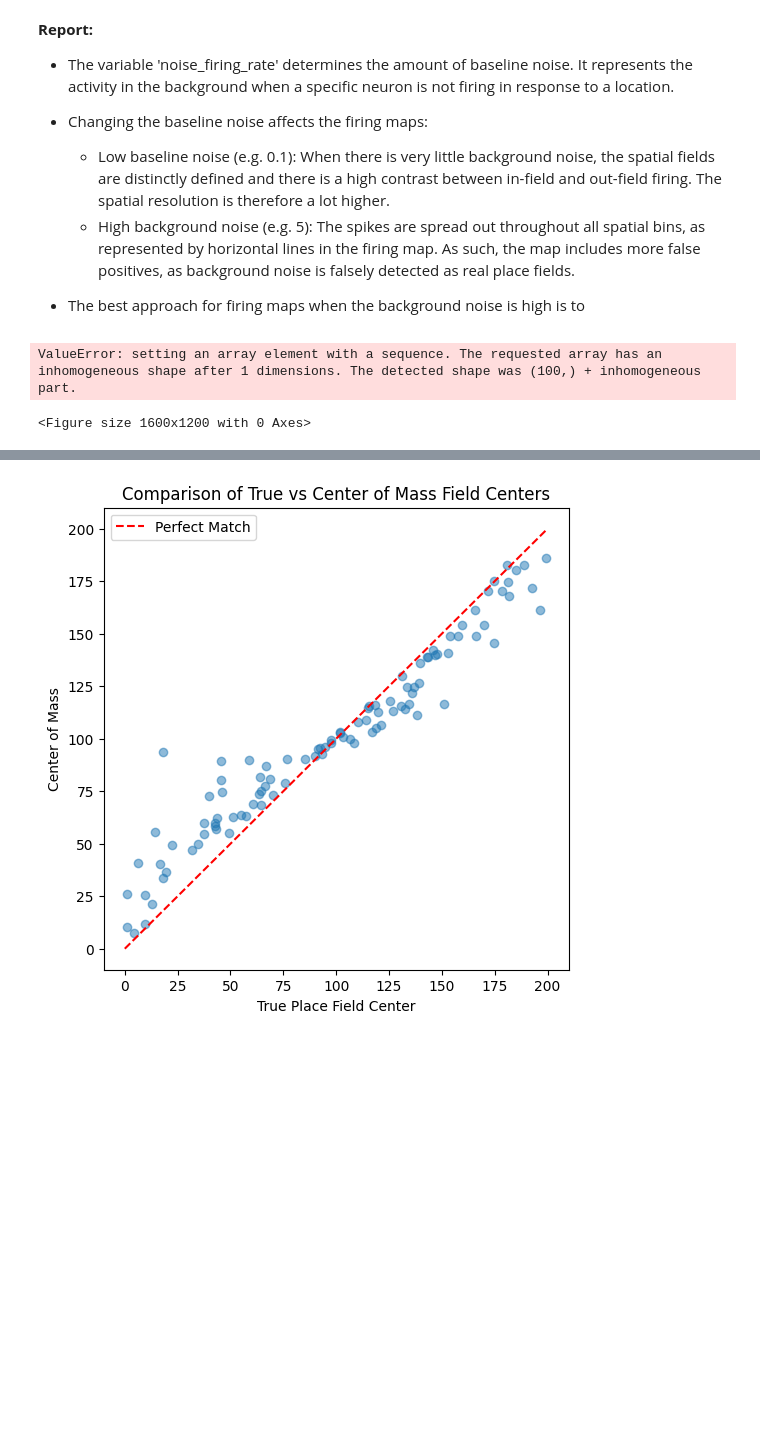
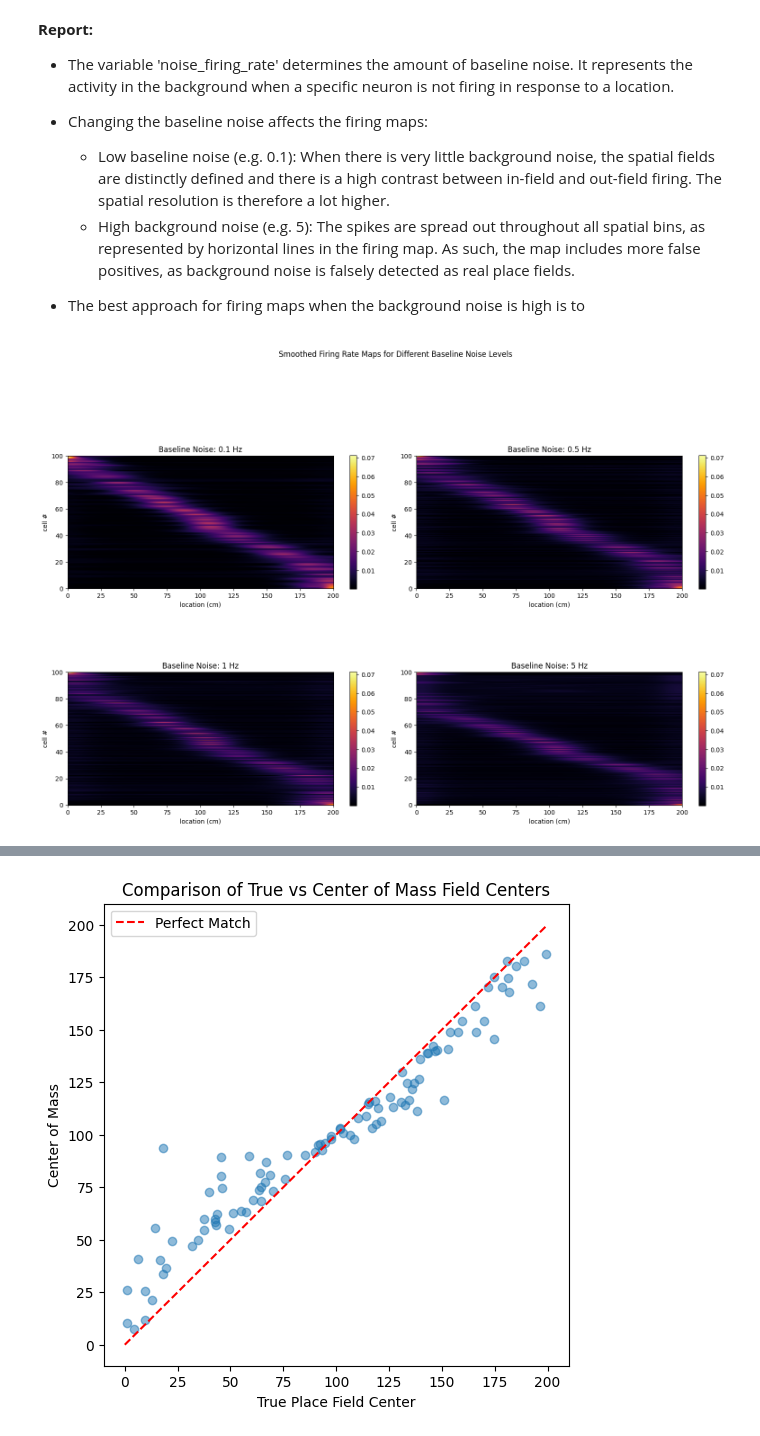
Before and after one commit to lschlinkheider/neuroanalysis, a Jupyter notebook: single_cell_analysis/01-tuning-curves/exercises.ipynb, the cells around one changed output, grey strips where cells are left out. Drawn from its saved outputs; the diff is of its cells as text; code cells hidden in the pictures; blank space fills up the shorter version.

Commit message:
applied gaussian kernel in 1c

```diff
--- a/single_cell_analysis/01-tuning-curves/exercises.ipynb
+++ b/single_cell_analysis/01-tuning-curves/exercises.ipynb
@@ -180,13 +180,10 @@ plt.show()
 
 - The best approach for firing maps when the background noise is high is to
 # %%
-# 1C: Small Binning and Gaussian smoother
+# 1C: Gaussian smoother
 from scipy.stats import gaussian_kde
 
-space_bins = np.arange(0.,200.,1) # define binwidth = 1 cm
 baseline_noise = [0.1, 0.5, 1, 5] # different baseline noise levels
-smoothed_maps = []  # maps for each baseline_noise level
-
 spikes = []
 plt.figure(figsize=(16, 12))
 
@@ -194,39 +191,49 @@ for idx, level in enumerate(baseline_noise):
     for i in tqdm(range(n_cells)):
         inst_rate = true_firing_rate_maps[i,x_sampling.astype(np.int32)] + level # add constant noise firing here
         spikes_loc = np.random.poisson(inst_rate/sampling_rate)
         sp = np.argwhere(spikes_loc)
         t_sp = t_sampling[sp]
         spikes.append(t_sp)
 
     spike_positions = [np.interp(s, t, x) for s in spikes]
-    smoothed_positions = gaussian_kde(spike_positions)
 
     space_bins = np.arange(0.,200.,1) # define binwidth = 1 cm
 
     # we compute histograms for each cell
-    spikes_hist= [np.histogram(s, space_bins)[0] for s in smoothed_positions]
+    # spikes_hist= [np.histogram(s, space_bins)[0] for s in spike_positions]
 
     # put them together into a matrix of floating point numbers (for plotting)
-    spikes_hist = np.vstack(spikes_hist).astype(np.float64)
+    # spikes_hist = np.vstack(spikes_hist).astype(np.float64)
+
+    # spike centre
+    space_centers = (space_bins[:-1] + space_bins[1:]) / 2
+
+    smoothed_spikes = []
+
+    for s in spike_positions:
+        kde = gaussian_kde(np.array(s).T)
+        smoothed = kde(space_centers)
+        smoothed_spikes.append(smoothed)
+
+    smoothed_maps = np.vstack(smoothed_spikes)
 
     # we also need an "occupancy histogram" in order to normalize the firing rates maps
-    occupancy = np.histogram(x, space_bins)[0] /  fps
+    # occupancy = np.histogram(x, space_bins)[0] /  fps
 
-    smoothed_maps = spikes_hist / occupancy
+    #firing_rate_maps = spikes_density / occupancy_density
 
     # plot results next to each other
     peak_locations = smoothed_maps.argmax(axis=1)
     ix = np.argsort(peak_locations)
     plt.subplot(2, 2, idx+1)
     plt.imshow(smoothed_maps[ix,:], cmap='inferno', extent = [0, 200, 0, n_cells])
-    plt.title(f'Baseline Noise: {level}')
+    plt.title(f'Baseline Noise: {level} Hz')
     plt.xlabel('location (cm)')
     plt.ylabel('cell #')
     plt.colorbar(shrink = 0.5)
 
-plt.suptitle("Firing Rate Maps for Different Baseline Noise Levels")
+plt.suptitle("Smoothed Firing Rate Maps for Different Baseline Noise Levels")
 plt.tight_layout(rect=[0, 0, 1, 0.95])
 plt.show()
 # %% [output]
-ValueError: setting an array element with a sequence. The requested array has an inhomogeneous shape after 1 dimensions. The detected shape was (100,) + inhomogeneous part.
-<Figure size 1600x1200 with 0 Axes>
+[figure, added]
```
Also changed, not shown: parts of 1 cell of this notebook.
